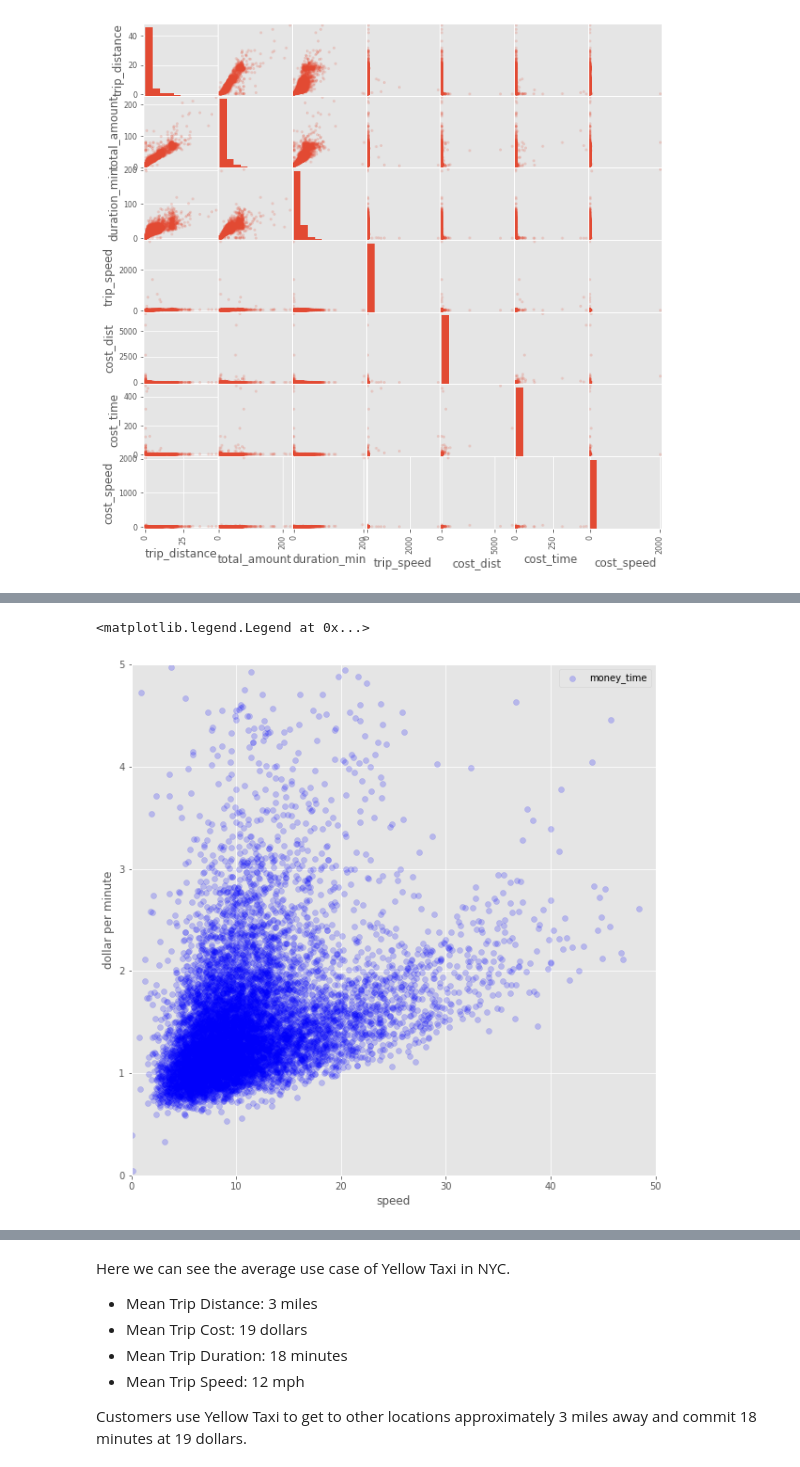
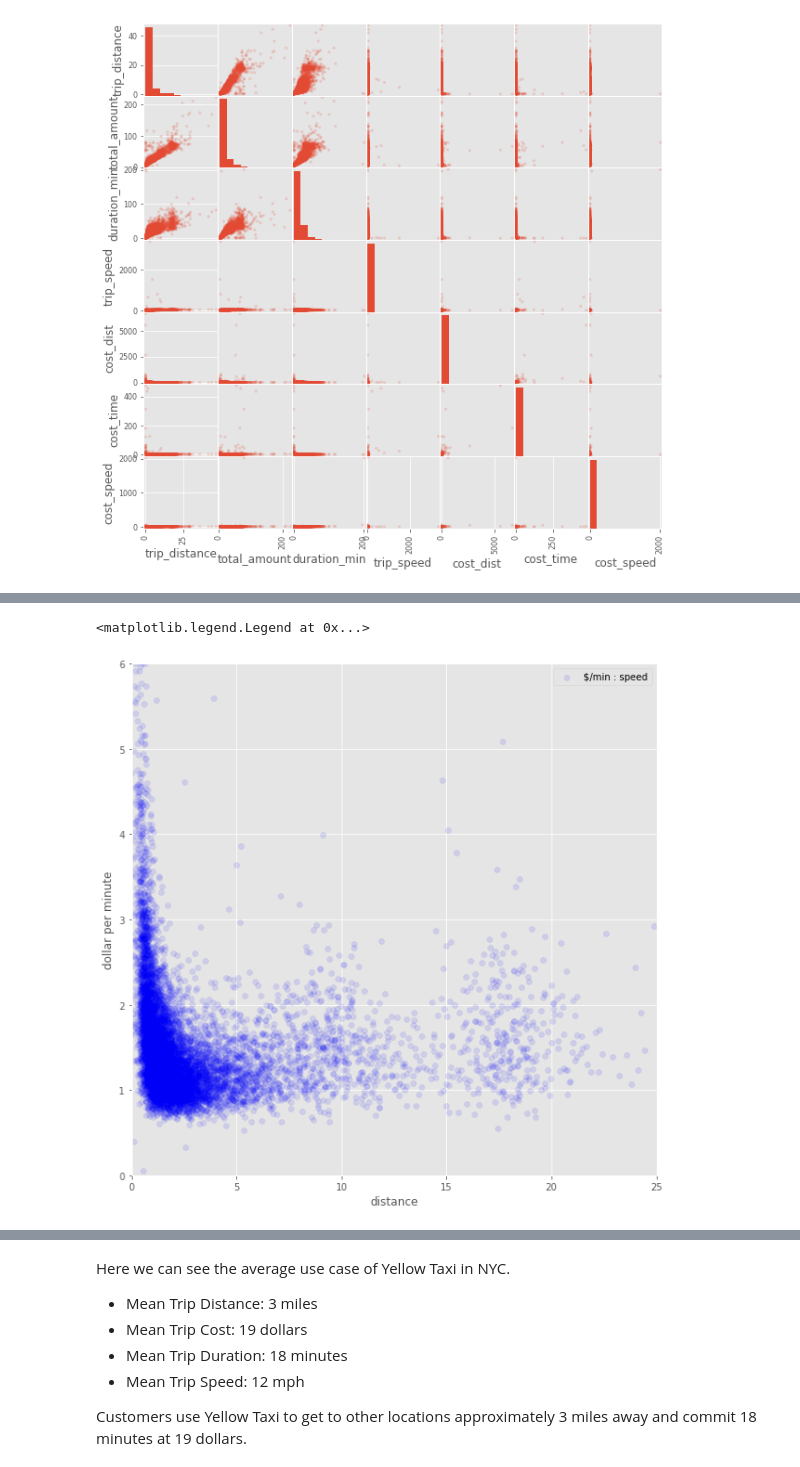
Before and after one commit to saehuh/Uber_Air__NYC, a Jupyter notebook: uber_air_nyc.ipynb, the cells around one changed output, grey strips where cells are left out. Drawn from its saved outputs; the diff is of its cells as text; code cells hidden in the pictures.

```diff
--- a/uber_air_nyc.ipynb
+++ b/uber_air_nyc.ipynb
@@ -790,3 +770,16 @@ df_tdf.head()
 # %%
 # filtering out abnormalities
 df_tdf = df_tdf[df_tdf['duration_min'] < 300]
+# %%
+# Adding Uber Air's theoretical efficiencies
+
+df_tdf['cost_dist_air'] = 5 + np.random.uniform(0, 0.25, len(df_tdf))
+df_tdf['trip_speed_air'] = np.random.uniform(75, 150, len(df_tdf))
+df_tdf['total_amount_air'] = 5+ (df_tdf['cost_dist_air']*df_tdf['trip_distance'])
+df_tdf['cost_speed_air'] = df_tdf['total_amount_air']/df_tdf['trip_speed_air']
+df_tdf['duration_min_air'] = df_tdf['trip_distance']/df_tdf['trip_speed_air']
+df_tdf['cost_time_air'] = df_tdf['total_amount_air']/ df_tdf['duration_min_air']
+
+
+
+df_tdf.head()
@@ -792,0 +793,9 @@ df_tdf = df_tdf[df_tdf['duration_min'] < 300]
+# %%
+# Adding columns for calculation of potential gains from taking Uber Air vs Yellow Taxi
+
+df_tdf['time_saved'] = df_tdf['duration_min'] - df_tdf['duration_min_air']
+df_tdf['extra_money'] = df_tdf['total_amount_air'] - df_tdf['total_amount']
+df_tdf['money_saved'] = (df_tdf['cost_time']*df_tdf['time_saved']) - df_tdf['extra_money']
+df_tdf['value'] = df_tdf['money_saved']/df_tdf['time_saved']
+
+df_tdf.head()
@@ -843,15 +1056,15 @@ ax.legend()
 # %%
-# Dollar per Distance VS SPEED: AS Speed goes up Dollar per mile goes down.
+#cost_dist
 
 fig, ax = plt.subplots(figsize=(10,10))
-ax.scatter(df_tdf['trip_speed'], df_tdf['cost_time'], color='b', label='money_time', alpha=0.2)
-ax.set_xlim(0, 50)
-ax.set_ylim(0, 5)
-ax.set_xlabel('speed')
+ax.scatter(df_tdf['trip_distance'], df_tdf['cost_time'], color='b', label='$/min : speed', alpha=0.1)
+ax.set_xlim(0, 25)
+ax.set_ylim(0, 6)
+ax.set_xlabel('distance')
 ax.set_ylabel('dollar per minute')
 
 ax.legend()
 # plot a point for Uber Air
 # %% [output]
 <matplotlib.legend.Legend at 0x...>
-[figure, old version]
+[figure, new version]
```
Also changed, not shown: parts of 87 cells of this notebook.
